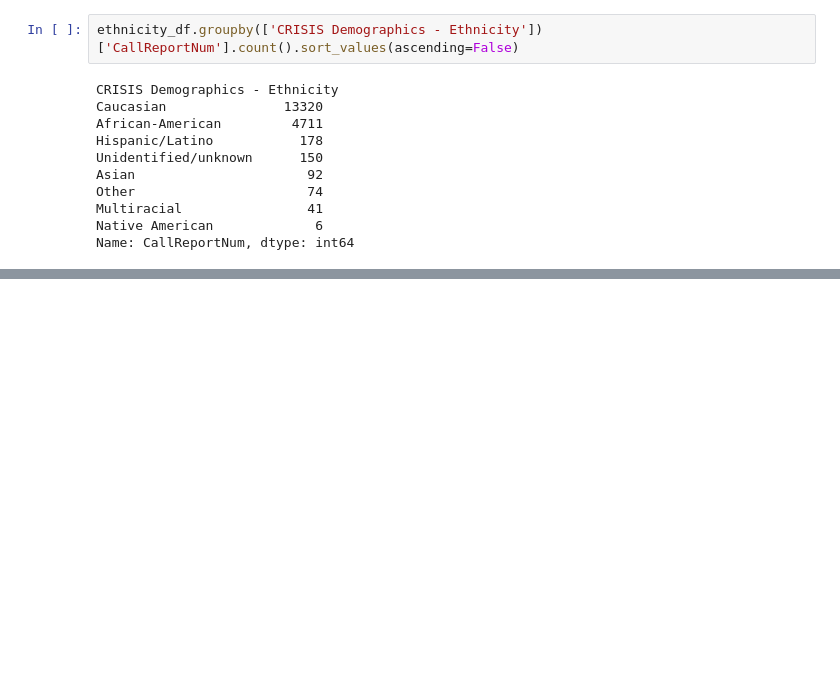
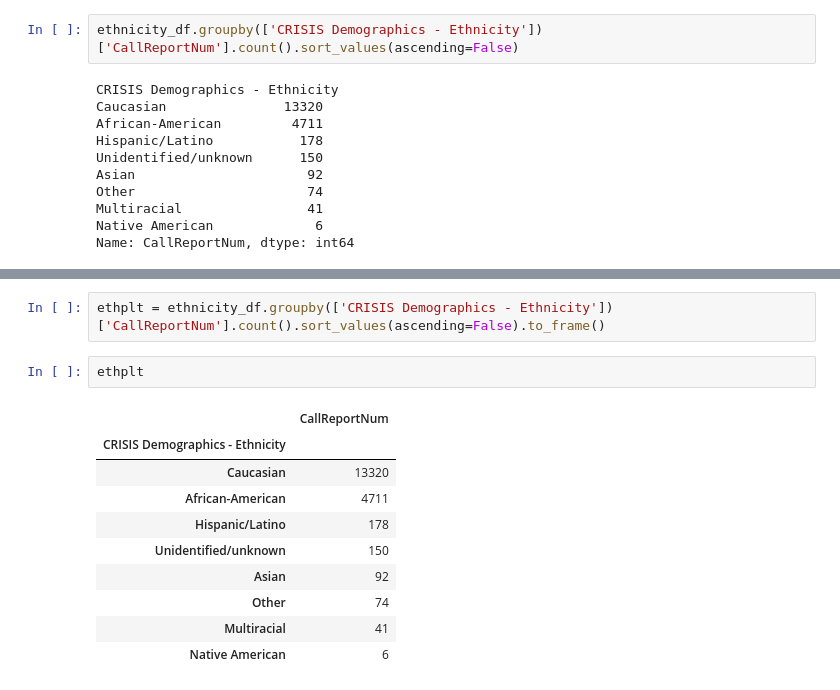
Before and after one commit to NSS-Data-Analytics-Cohort-6/fcs-crisis-holi-data-in-the-sun, a Jupyter notebook: notebook/crisis exploration 2.ipynb, the cells around one changed output, grey strips where cells are left out. Drawn from its saved outputs; the diff is of its cells as text; blank space fills up the shorter version.

```diff
--- a/notebook/crisis exploration 2.ipynb
+++ b/notebook/crisis exploration 2.ipynb
@@ -91,0 +99,15 @@ Name: CallReportNum, dtype: int64
+# %%
+ethplt = ethnicity_df.groupby(['CRISIS Demographics - Ethnicity'])['CallReportNum'].count().sort_values(ascending=False).to_frame()
+# %%
+ethplt
+# %% [output]
+|  | CallReportNum |
+| CRISIS Demographics - Ethnicity |  |
+| Caucasian | 13320 |
+| African-American | 4711 |
+| Hispanic/Latino | 178 |
+| Unidentified/unknown | 150 |
+| Asian | 92 |
+| Other | 74 |
+| Multiracial | 41 |
+| Native American | 6 |
```
Also changed, not shown: parts of 3 cells of this notebook.
